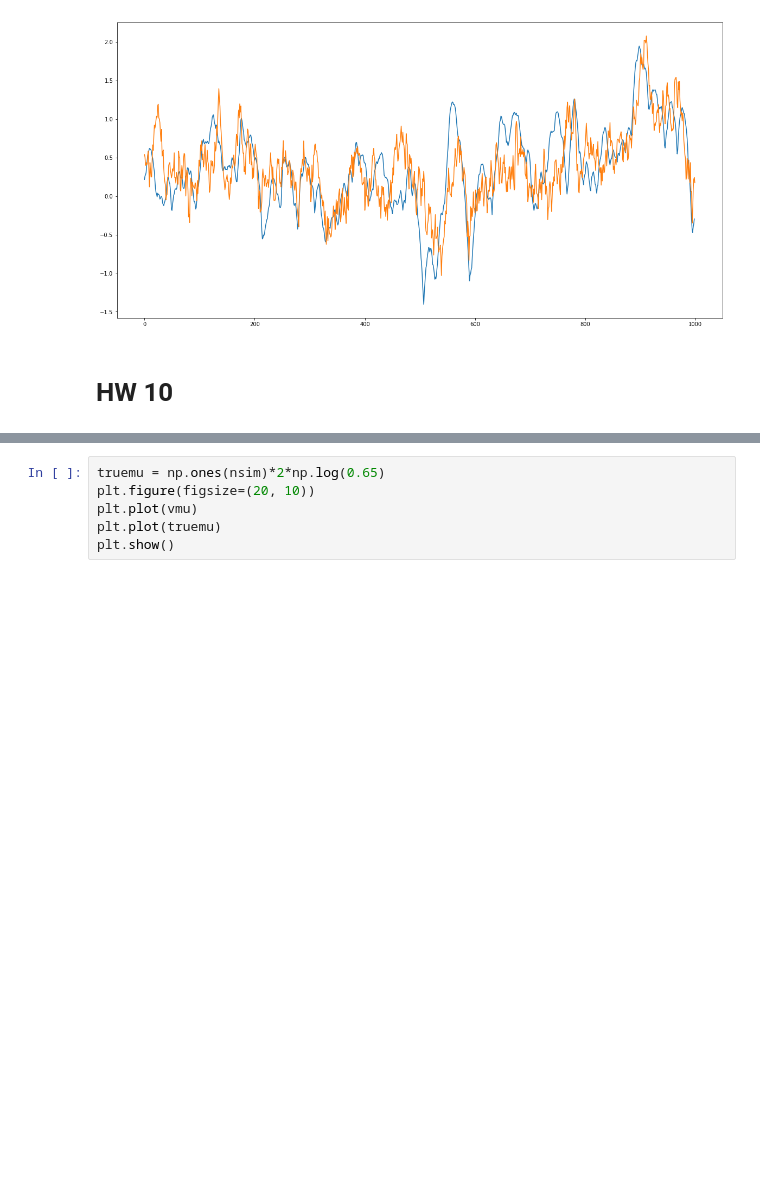
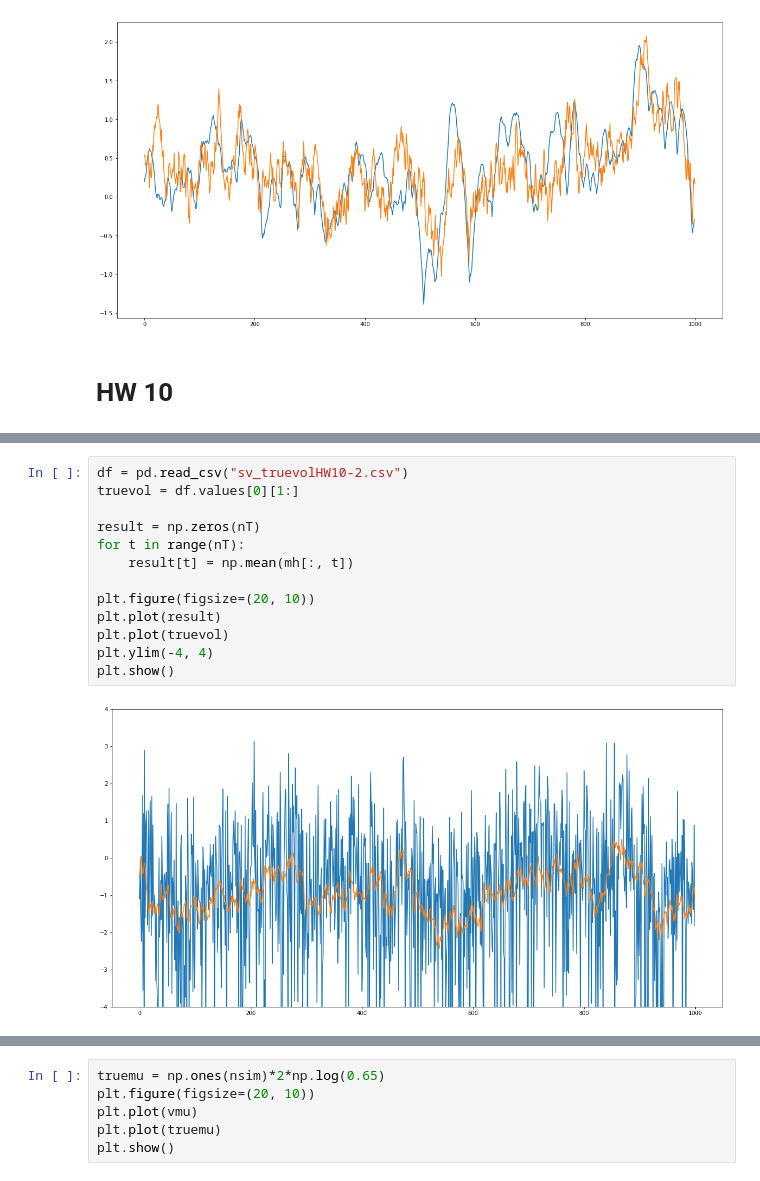
Before and after one commit to keiikegami/BayesHW9-10, a Jupyter notebook: HW8, HW9 and HW10.ipynb, the cells around one changed output, grey strips where cells are left out. Cells and saved outputs as stored; diff of their text form; blank space fills up the shorter version.

```diff
--- a/HW8, HW9 and HW10.ipynb
+++ b/HW8, HW9 and HW10.ipynb
@@ -319,6 +318,21 @@ for i in range(nsim):
         vphi[i] = dphi
         vmu[i] = dmu
         vsig2[i] = dsig2
+# %%
+df = pd.read_csv("sv_truevolHW10-2.csv")
+truevol = df.values[0][1:]
+
+result = np.zeros(nT)
+for t in range(nT):
+    result[t] = np.mean(mh[:, t])
+
+plt.figure(figsize=(20, 10))
+plt.plot(result)
+plt.plot(truevol)
+plt.ylim(-4, 4)
+plt.show()
+# %% [output]
+[figure, added]
 # %%
 truephi = np.ones(nsim)*0.97
 plt.figure(figsize=(20, 10))
```
Also changed, not shown: parts of 6 cells of this notebook.
